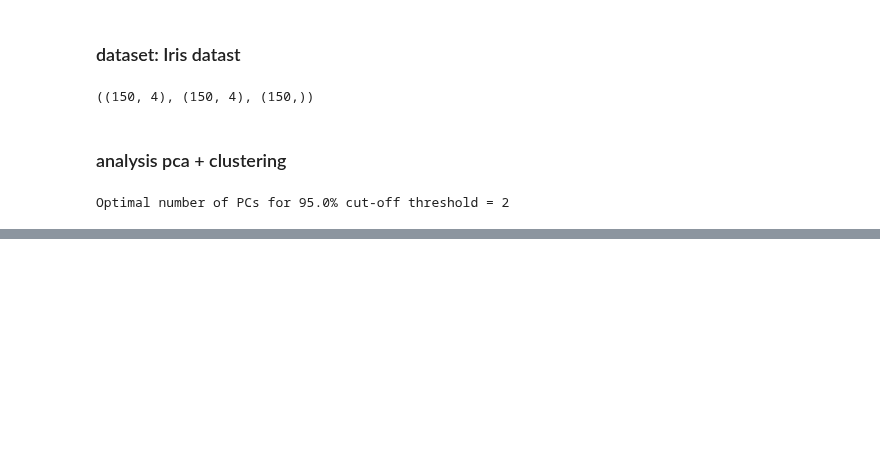
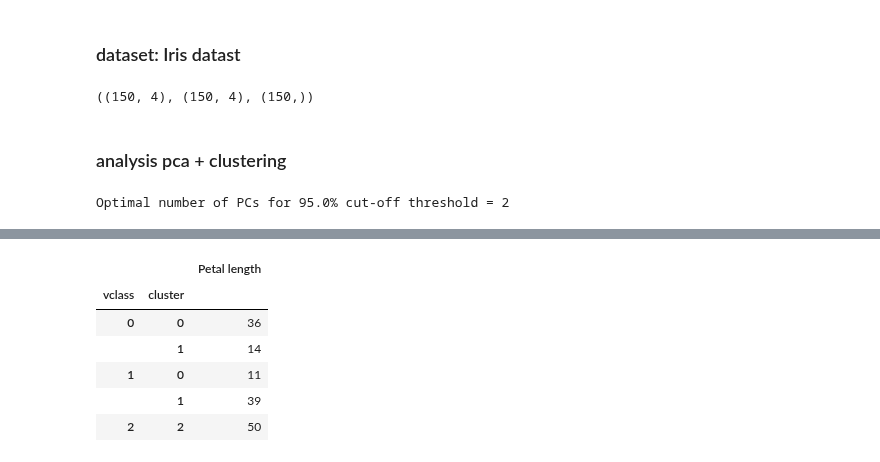
Before and after one commit to jmquintana79/utilsDS, a Jupyter notebook: notebooks/analysis/analysis_clustering/clustering_analysis-mixed_categorical_numerical_variables.ipynb, the cells around one changed output, grey strips where cells are left out. Saved outputs shown, nothing was run; the diff lists cells and outputs as text; code cells hidden in the pictures; blank space fills up the shorter version.

```diff
--- a/notebooks/analysis/analysis_clustering/clustering_analysis-mixed_categorical_numerical_variables.ipynb
+++ b/notebooks/analysis/analysis_clustering/clustering_analysis-mixed_categorical_numerical_variables.ipynb
@@ -252,0 +266,10 @@ np.nanargmax(ss1)+1, np.nanargmax(ss2)+1
+# %%
+df.groupby(['vclass', 'cluster'])[['Petal length']].count()
+# %% [output]
+|  |  | Petal length |
+| vclass | cluster |  |
+| 0 | 0 | 36 |
+|  | 1 | 14 |
+| 1 | 0 | 11 |
+|  | 1 | 39 |
+| 2 | 2 | 50 |
```
Also changed, not shown: parts of 7 cells of this notebook.
